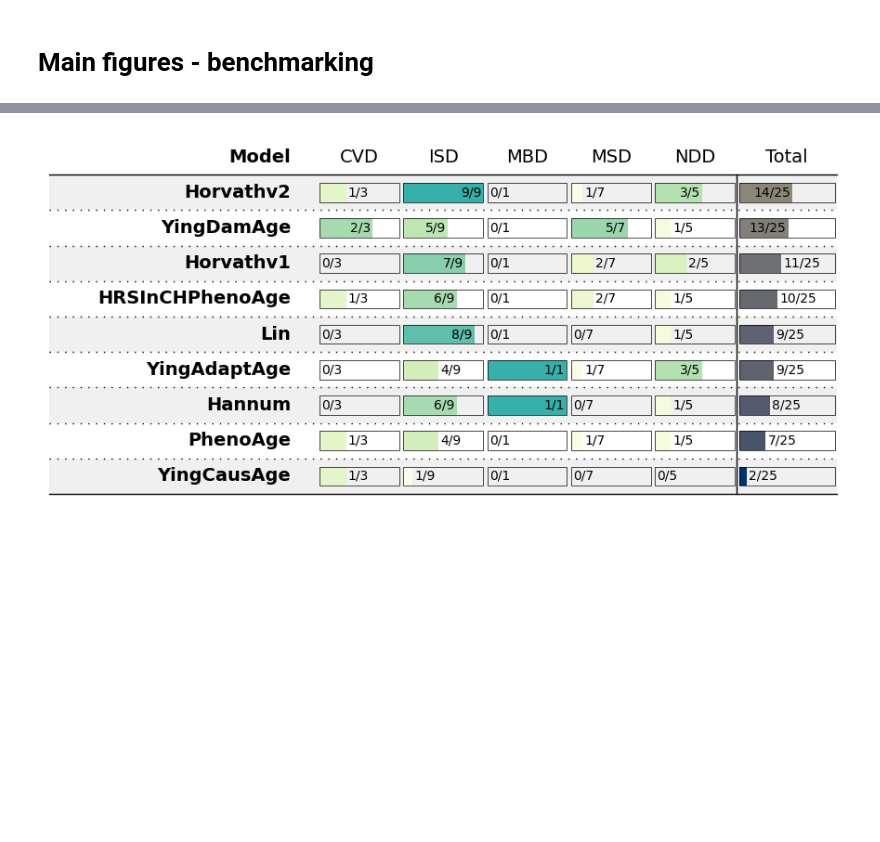
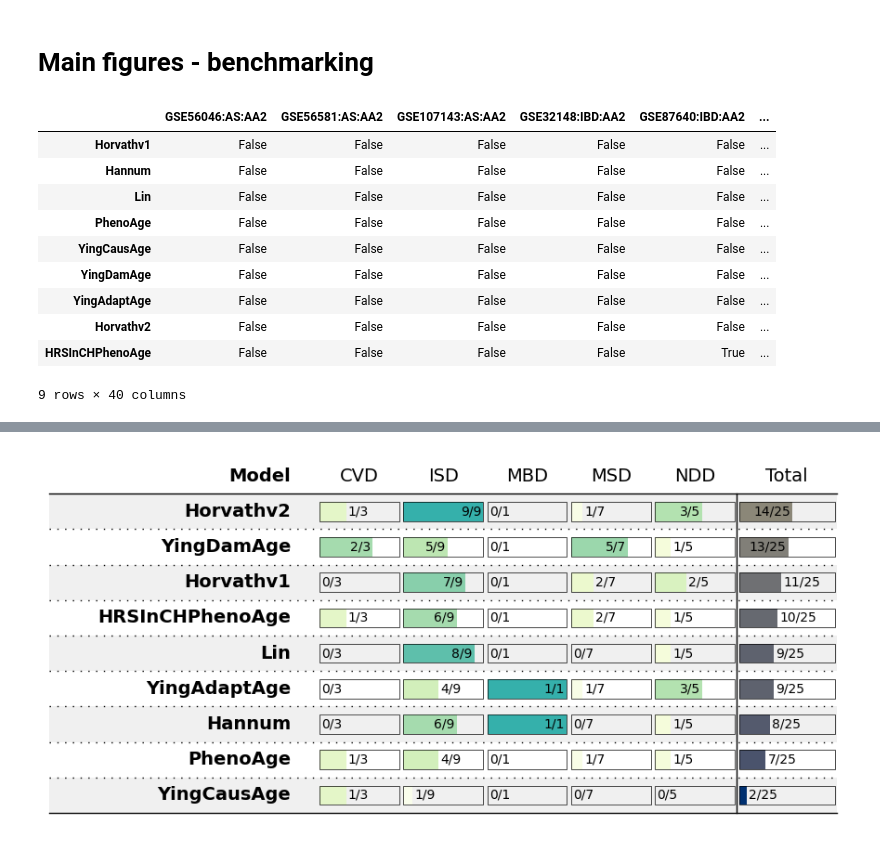
Before and after one commit to ComputationalAgingLab/ComputAge, a Jupyter notebook: benchplots.ipynb, the cells around one changed output, grey strips where cells are left out. Cells and saved outputs as stored; diff of their text form; code cells hidden in the pictures; blank space fills up the shorter version.

```diff
--- a/benchplots.ipynb
+++ b/benchplots.ipynb
@@ -28,6 +28,20 @@ def correction(x):
         return multipletests(x, method='fdr_bh')[1]
 AA2data = AA2data.dropna(axis=1).apply(correction, axis=0) < 0.05
 AA1data = AA1data.dropna(axis=1).apply(correction, axis=0) < 0.05
+# %%
+AA2data
+# %% [output]
+|  | GSE56046:AS:AA2 | GSE56581:AS:AA2 | GSE107143:AS:AA2 | GSE32148:IBD:AA2 | GSE87640:IBD:AA2 | ... |
+| Horvathv1 | False | False | False | False | False | ... |
+| Hannum | False | False | False | False | False | ... |
+| Lin | False | False | False | False | False | ... |
+| PhenoAge | False | False | False | False | False | ... |
+| YingCausAge | False | False | False | False | False | ... |
+| YingDamAge | False | False | False | False | False | ... |
+| YingAdaptAge | False | False | False | False | False | ... |
+| Horvathv2 | False | False | False | False | False | ... |
+| HRSInCHPhenoAge | False | False | False | False | True | ... |
+9 rows × 40 columns
 # %%
 ax = plot_class_bench(AA2data,
                       figsize = (11.0, 5),
```
Also changed, not shown: parts of 1 cell of this notebook, 5 other files.
